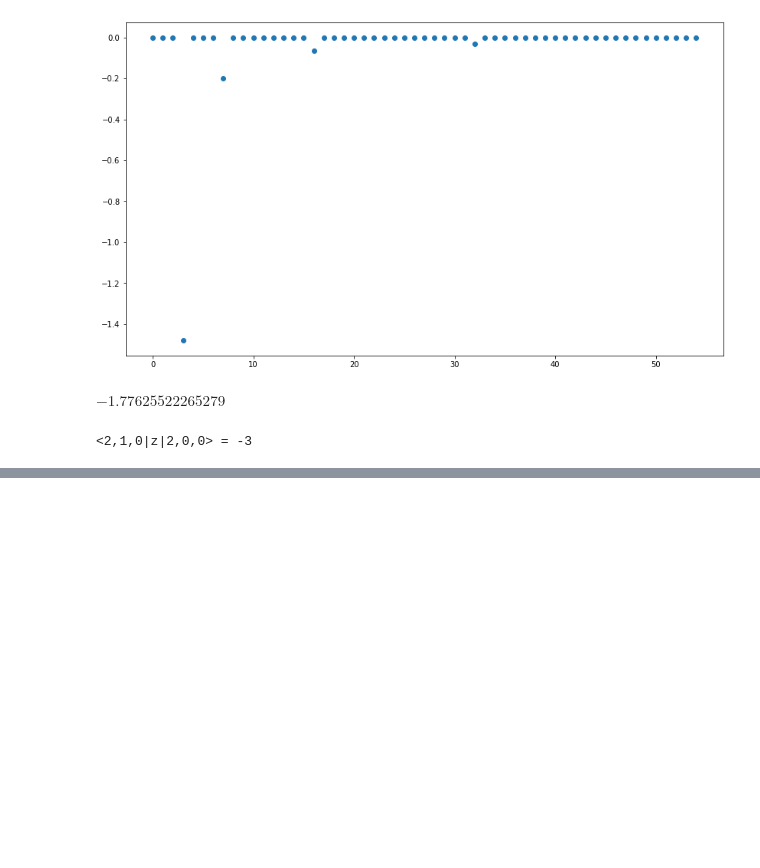
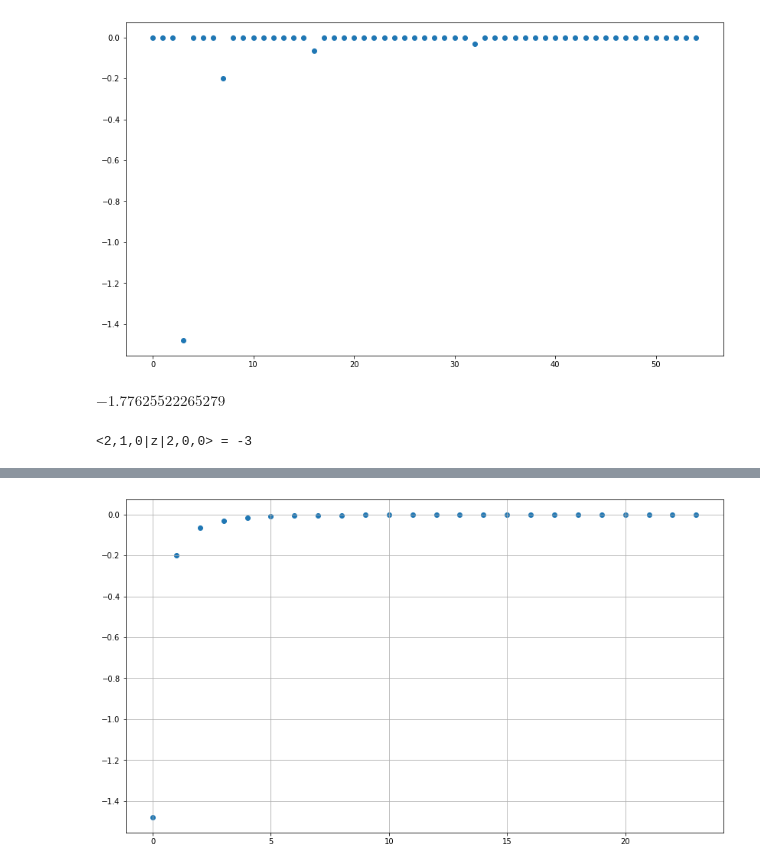
Before and after one commit to hernandezhdd/Machine-Learning-Assignments, a Jupyter notebook: Cuantica_III/Braket_Funciones_Hidrogeno.ipynb, the cells around one changed output, grey strips where cells are left out. Cells and saved outputs as stored; diff of their text form; code cells hidden in the pictures; blank space fills up the shorter version.

```diff
--- a/Cuantica_III/Braket_Funciones_Hidrogeno.ipynb
+++ b/Cuantica_III/Braket_Funciones_Hidrogeno.ipynb
@@ -91,3 +87,37 @@ e = integrate(bra_210*r*cos(theta)*ket_200*jacobi, (r,0,oo), (phi,0,2*pi), (thet
 print('<2,1,0|z|2,0,0> =', e)
 # %% [output]
 <2,1,0|z|2,0,0> = -3
+# %%
+import numpy as np
+
+from sympy.physics.hydrogen import Psi_nlm
+from sympy.physics.quantum.dagger import Dagger
+from sympy import Symbol
+from sympy import integrate, conjugate, pi, oo, sin
+from sympy.physics.hydrogen import E_nl
+
+r=Symbol("r", real=True, positive=True)
+phi=Symbol("phi", real=True)
+theta=Symbol("theta", real=True)
+
+Z=1 #Numero atomico
+nnn=25 #Cantidad de niveles a calcular
+qq=0
+
+#<1,0,0|z|n,l,m>
+
+resultados=[]
+for nn in range(2,nnn+1):
+  for ll in range(1,2):
+    for mm in range(0,1):
+
+      ket_100 = Psi_nlm(1,0,0,r,phi,theta,Z)
+      bra_nlm = conjugate( Psi_nlm(nn,1,mm,r,phi,theta,Z) )
+      jacobi=r**2*sin(theta)
+      e = integrate(bra_nlm*r*cos(theta)*ket_100*jacobi, (r,0,oo), (phi,0,2*pi), (theta,0,pi))
+
+      f = e*conjugate(e) / ( E_nl(1, 1) - E_nl(nn, 1) )
+
+      print('<1,0,0|z|'+str(nn)+','+str(ll)+','+str(mm)+'> =',f,'   |    E_nl =', E_nl(nn, 1))
+      resultados = np.append(resultados,f)
+      qq = qq+1
@@ -93,0 +142,9 @@ print('<2,1,0|z|2,0,0> =', e)
+# %%
+import matplotlib.pyplot as plt
+
+plt.figure(figsize=(14,8))
+plt.scatter(np.arange(len(resultados)), resultados)
+plt.grid()
+plt.show()
+# %% [output]
+[figure, added]
```
Also changed, not shown: parts of 6 cells of this notebook.
